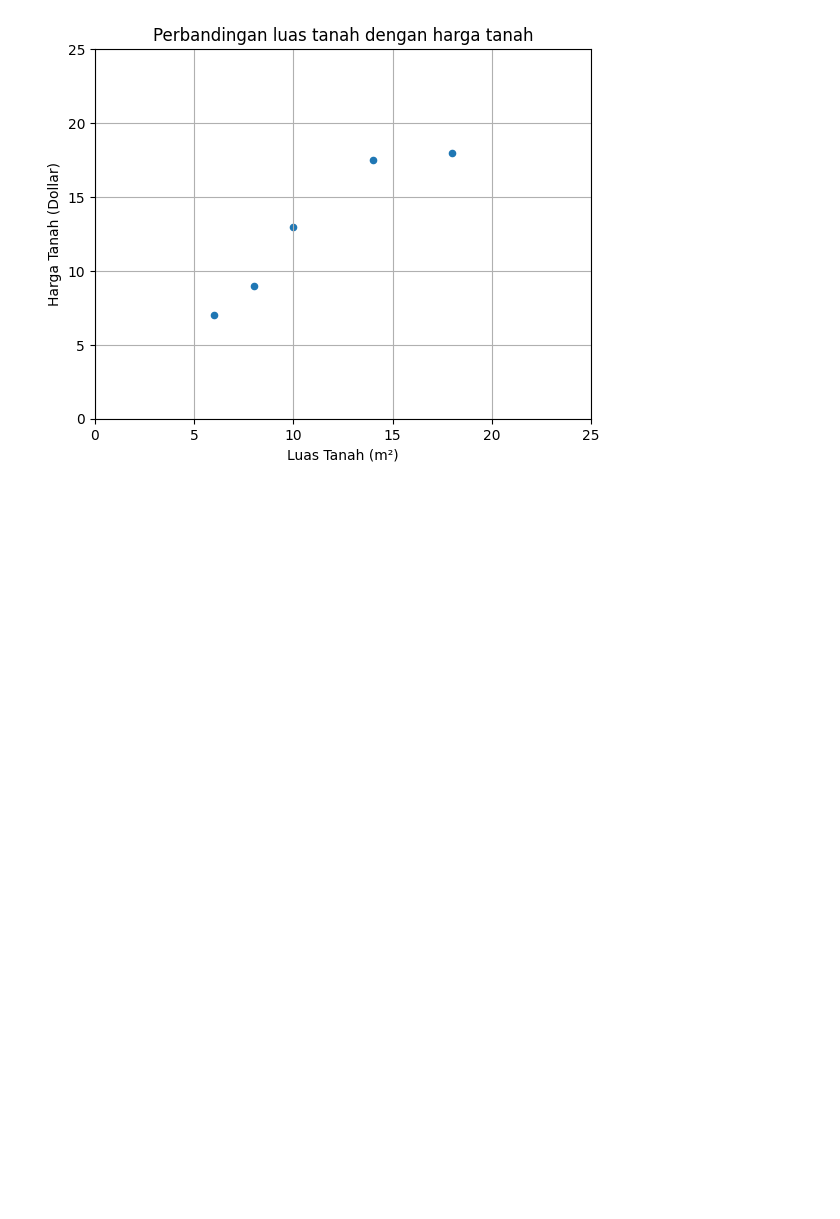
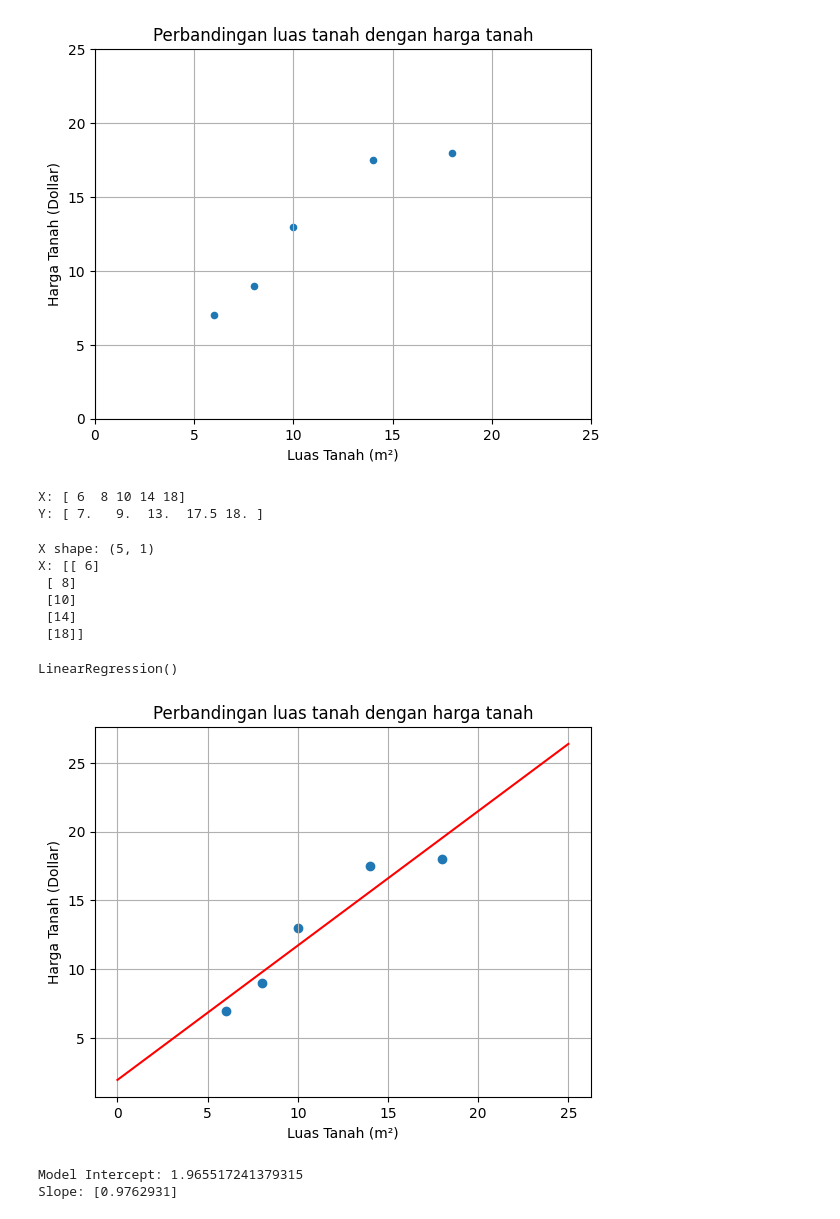
Before and after one commit to ReynardGhazyTsaqif/DIF62130_B_25_2311532014, a Jupyter notebook: Praktikum1/SimpleLinearRegression.ipynb, the cells around one changed output. Cells and saved outputs as stored; diff of their text form; code cells hidden in the pictures; blank space fills up the shorter version.

```diff
--- a/Praktikum1/SimpleLinearRegression.ipynb
+++ b/Praktikum1/SimpleLinearRegression.ipynb
@@ -32,0 +31,49 @@ import numpy as np
+# %%
+import numpy as np
+
+x=np.array(df['luas'])
+y=np.array(df['harga'])
+
+print(f'X: {x}')
+print(f'Y: {y}')
+# %% [output]
+X: [ 6  8 10 14 18]
+Y: [ 7.   9.  13.  17.5 18. ]
+# %%
+x = x.reshape(-1, 1)
+
+print(f'X shape: {x.shape}')
+print(f'X: {x}')
+# %% [output]
+X shape: (5, 1)
+X: [[ 6]
+ [ 8]
+ [10]
+ [14]
+ [18]]
+# %%
+from sklearn.linear_model import LinearRegression
+
+model = LinearRegression()
+model.fit(x, y)
+# %% [output]
+LinearRegression()
+# %%
+x_vis = np.array([0,25]).reshape(-1, 1)
+y_vis = model.predict(x_vis)
+
+plt.scatter(x, y)
+plt.plot(x_vis, y_vis, color='red')
+plt.title('Perbandingan luas tanah dengan harga tanah')
+plt.xlabel('Luas Tanah (m²)')
+plt.ylabel('Harga Tanah (Dollar)')
+plt.grid(True)
+plt.show()
+# %% [output]
+[figure, added]
+# %%
+print(f'Model Intercept: {model.intercept_}')
+print(f'Slope: {model.coef_}')
+# %% [output]
+Model Intercept: 1.965517241379315
+Slope: [0.9762931]
```
Also changed, not shown: parts of 8 cells of this notebook.
